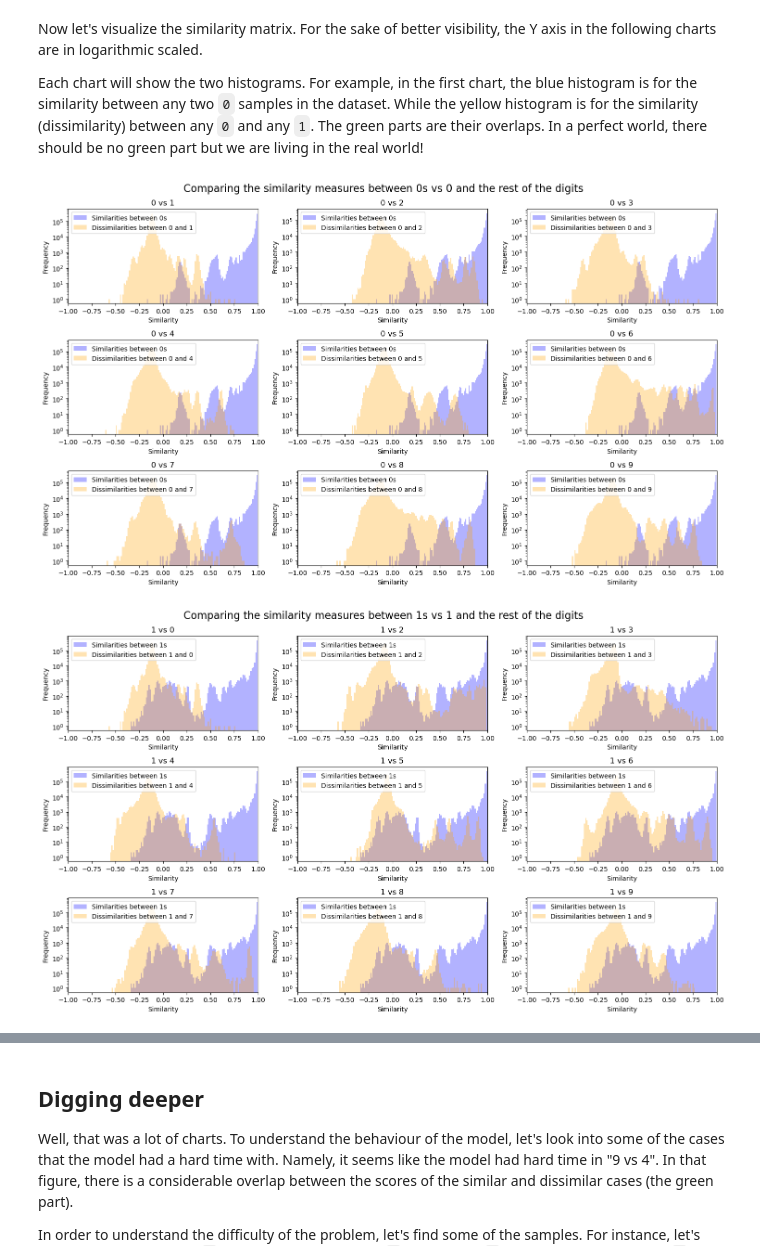
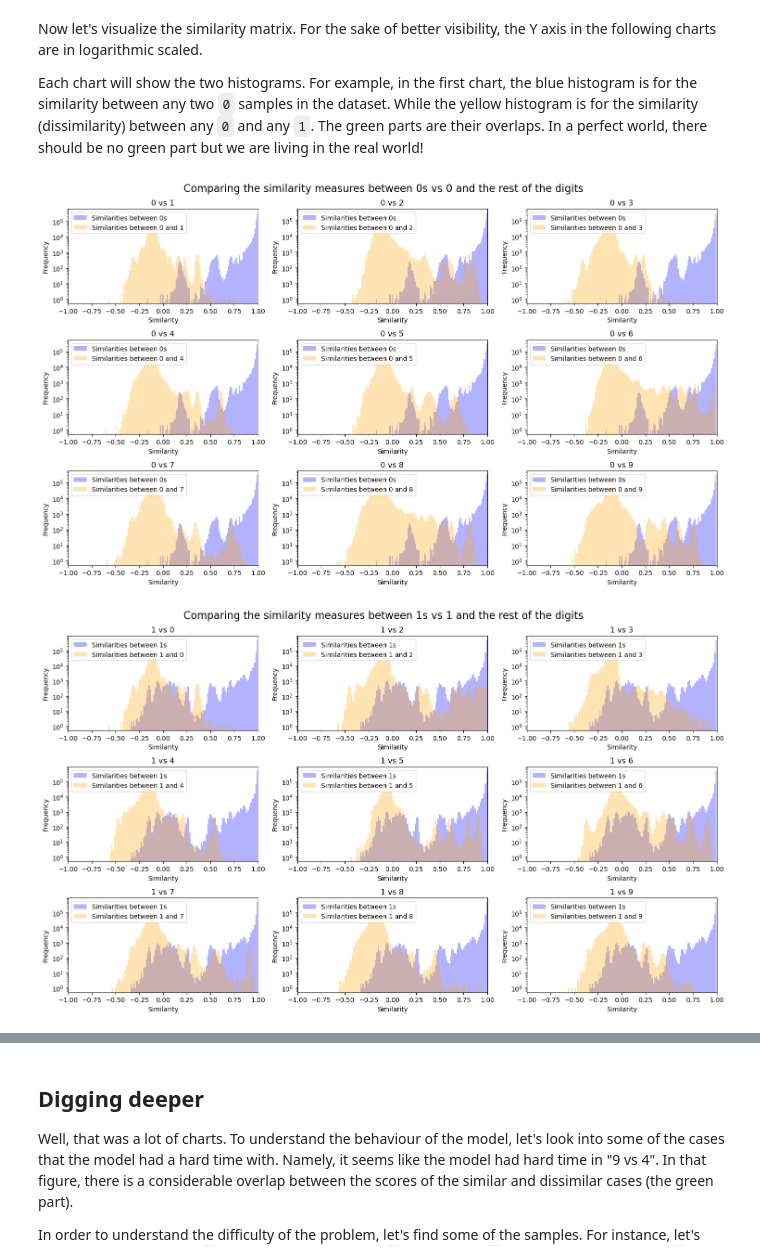
Before and after one commit to ziadloo/Siamese-model-in-Pytorch, a Jupyter notebook: example/MNIST.ipynb, the cells around one changed output, grey strips where cells are left out. Saved outputs shown, nothing was run; the diff lists cells and outputs as text; code cells hidden in the pictures.

```diff
--- a/example/MNIST.ipynb
+++ b/example/MNIST.ipynb
@@ -324,7 +324,7 @@ Each chart will show the two histograms. For example, in the first chart, the bl
 import matplotlib.pyplot as plt
 
 
-def plot_histograms_in_grid(sim, dis_list, sim_index, dis_index):
+def plot_histograms_in_grid(sim, dis_list, sim_index):
     fig, axes = plt.subplots(3, 3, figsize=(15, 3*3))  # Create a grid of subplots
 
     for i, dis_key in enumerate(dis_list):
@@ -336,39 +336,39 @@ def plot_histograms_in_grid(sim, dis_list, sim_index, dis_index):
 
         # Plot histograms for the first pair
         ax.hist(sim, bins=100, alpha=0.3, color='blue', label=f'Similarities between {sim_index}s')
-        ax.hist(dis[dis_key], bins=100, alpha=0.3, color='orange', label=f'Dissimilarities between {sim_index} and {dis_key}')
+        ax.hist(dis[dis_key], bins=100, alpha=0.3, color='orange', label=f'Similarities between {sim_index} and {dis_key}')
 
         ax.set_title(f'{sim_index} vs {dis_key}')
         ax.set_xlabel('Similarity')
         ax.set_ylabel('Frequency')
         ax.set_yscale('log')
 
         ax.legend(loc='upper left')
 
     fig.suptitle(f"Comparing the similarity measures between {sim_index}s vs {sim_index} and the rest of the digits", fontsize=16)
     plt.tight_layout()
     plt.show()
     print()
 
 
 for d1 in range(10):
     dis = {}
     for d2 in range(10):
         row_start = sum([len(test_samples[i]) for i in range(10) if i < d2])
         row_end = sum([len(test_samples[i]) for i in range(10) if i < d2+1])
 
         col_start = sum([len(test_samples[i]) for i in range(10) if i < d1])
         col_end = sum([len(test_samples[i]) for i in range(10) if i < d1+1])
 
         if d1 == d2:
             sim = similarity[row_start:row_end, col_start:col_end]
             n = sim.shape[0]
             indices = torch.tril_indices(n, n, offset=-1)  # Get indices of lower triangle elements
             sim = sim[indices[0], indices[1]]       # Index into tensor using the indices
         else:
             dis[d2] = similarity[row_start:row_end, col_start:col_end].reshape((-1,)).tolist()
 
-    plot_histograms_in_grid(sim, dis, d1, d2)
+    plot_histograms_in_grid(sim, dis, d1)
 # %% [output]
-[figure, old version]
+[figure, new version]
-[figure, old version]
+[figure, new version]
```
Also changed, not shown: parts of 1 cell of this notebook, 1 other file.
